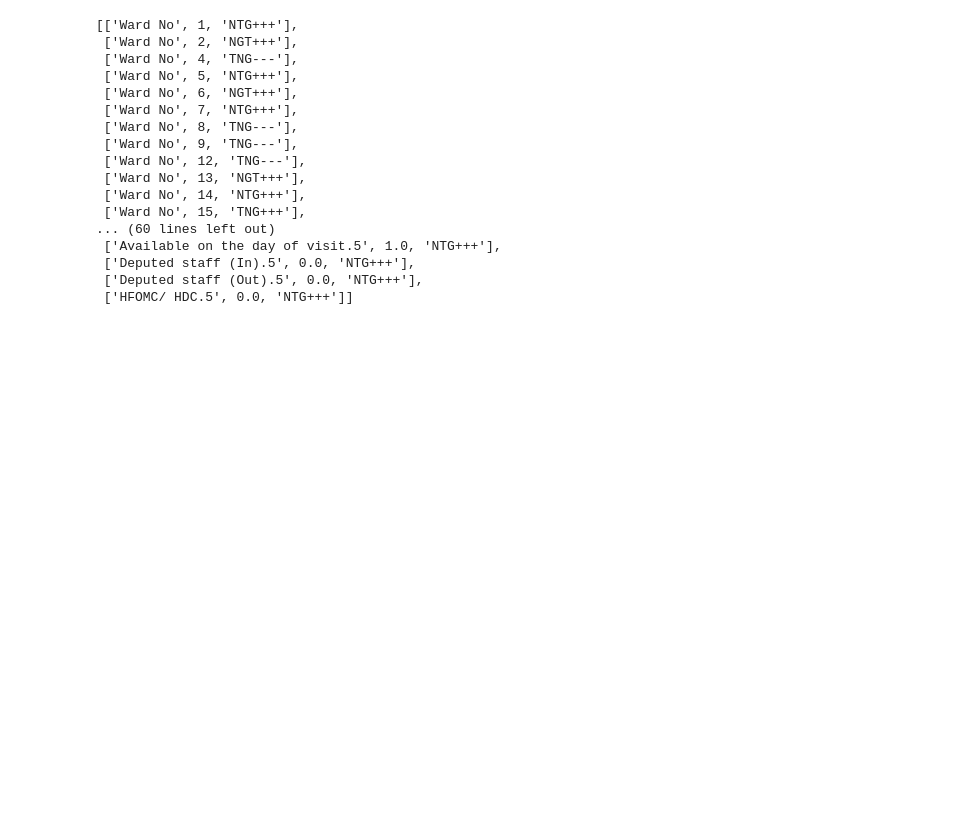
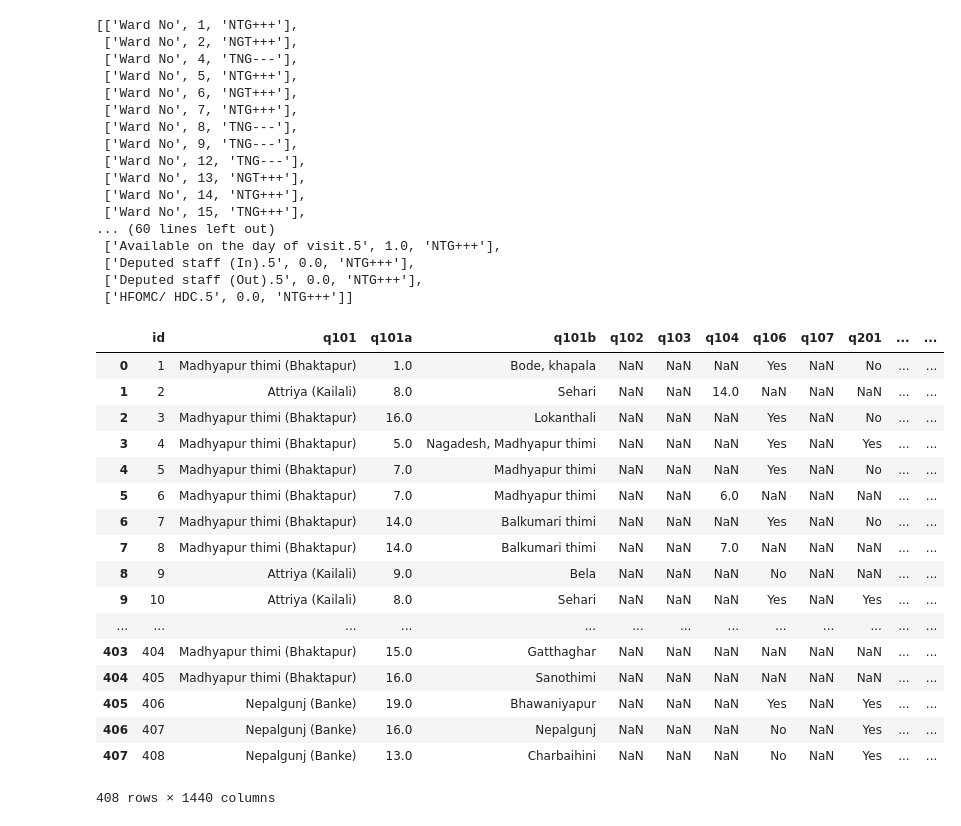
Before and after one commit to kaushu42/everest-hack-the-end, a Jupyter notebook: notebooks/Untitled.ipynb, the cells around one changed output. Drawn from its saved outputs; the diff is of its cells as text; code cells hidden in the pictures; blank space fills up the shorter version.

```diff
--- a/notebooks/Untitled.ipynb
+++ b/notebooks/Untitled.ipynb
@@ -457,3 +447,26 @@ corr
  ['Deputed staff (In).5', 0.0, 'NTG+++'],
  ['Deputed staff (Out).5', 0.0, 'NTG+++'],
  ['HFOMC/ HDC.5', 0.0, 'NTG+++']]
+# %%
+df = pd.read_csv("mapped_data.csv")
+# %%
+df.columns =
+# %% [output]
+|  | id | q101 | q101a | q101b | q102 | q103 | q104 | q106 | q107 | q201 | ... | ... |
+| 0 | 1 | Madhyapur thimi (Bhaktapur) | 1.0 | Bode, khapala | NaN | NaN | NaN | Yes | NaN | No | ... | ... |
+| 1 | 2 | Attriya (Kailali) | 8.0 | Sehari | NaN | NaN | 14.0 | NaN | NaN | NaN | ... | ... |
+| 2 | 3 | Madhyapur thimi (Bhaktapur) | 16.0 | Lokanthali | NaN | NaN | NaN | Yes | NaN | No | ... | ... |
+| 3 | 4 | Madhyapur thimi (Bhaktapur) | 5.0 | Nagadesh, Madhyapur thimi | NaN | NaN | NaN | Yes | NaN | Yes | ... | ... |
+| 4 | 5 | Madhyapur thimi (Bhaktapur) | 7.0 | Madhyapur thimi | NaN | NaN | NaN | Yes | NaN | No | ... | ... |
+| 5 | 6 | Madhyapur thimi (Bhaktapur) | 7.0 | Madhyapur thimi | NaN | NaN | 6.0 | NaN | NaN | NaN | ... | ... |
+| 6 | 7 | Madhyapur thimi (Bhaktapur) | 14.0 | Balkumari thimi | NaN | NaN | NaN | Yes | NaN | No | ... | ... |
+| 7 | 8 | Madhyapur thimi (Bhaktapur) | 14.0 | Balkumari thimi | NaN | NaN | 7.0 | NaN | NaN | NaN | ... | ... |
+| 8 | 9 | Attriya (Kailali) | 9.0 | Bela | NaN | NaN | NaN | No | NaN | NaN | ... | ... |
+| 9 | 10 | Attriya (Kailali) | 8.0 | Sehari | NaN | NaN | NaN | Yes | NaN | Yes | ... | ... |
+| ... | ... | ... | ... | ... | ... | ... | ... | ... | ... | ... | ... | ... |
+| 403 | 404 | Madhyapur thimi (Bhaktapur) | 15.0 | Gatthaghar | NaN | NaN | NaN | NaN | NaN | NaN | ... | ... |
+| 404 | 405 | Madhyapur thimi (Bhaktapur) | 16.0 | Sanothimi | NaN | NaN | NaN | NaN | NaN | NaN | ... | ... |
+| 405 | 406 | Nepalgunj (Banke) | 19.0 | Bhawaniyapur | NaN | NaN | NaN | Yes | NaN | Yes | ... | ... |
+| 406 | 407 | Nepalgunj (Banke) | 16.0 | Nepalgunj | NaN | NaN | NaN | No | NaN | Yes | ... | ... |
+| 407 | 408 | Nepalgunj (Banke) | 13.0 | Charbaihini | NaN | NaN | NaN | No | NaN | Yes | ... | ... |
+408 rows × 1440 columns
```
Also changed, not shown: parts of 4 cells of this notebook, 12 other files.
